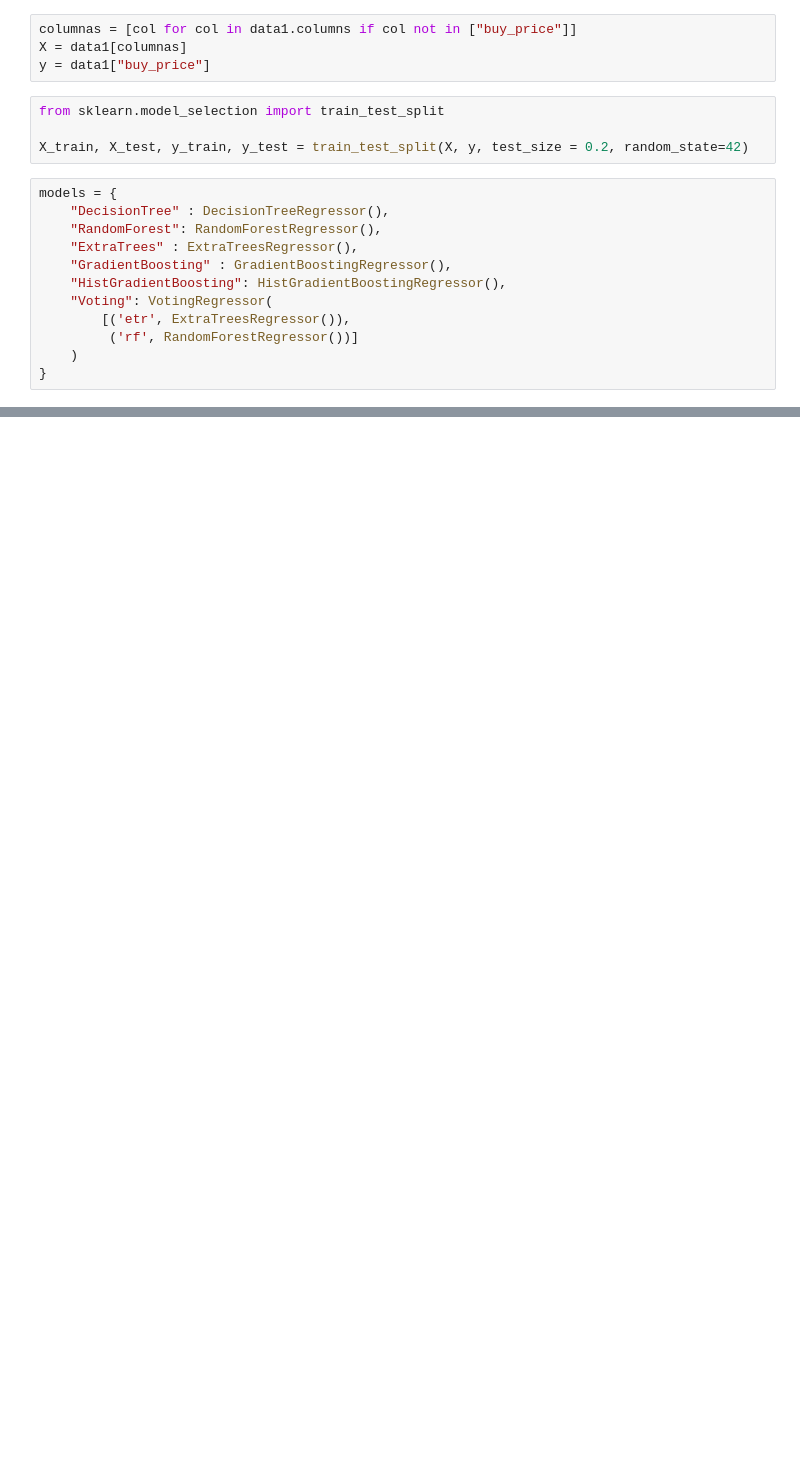
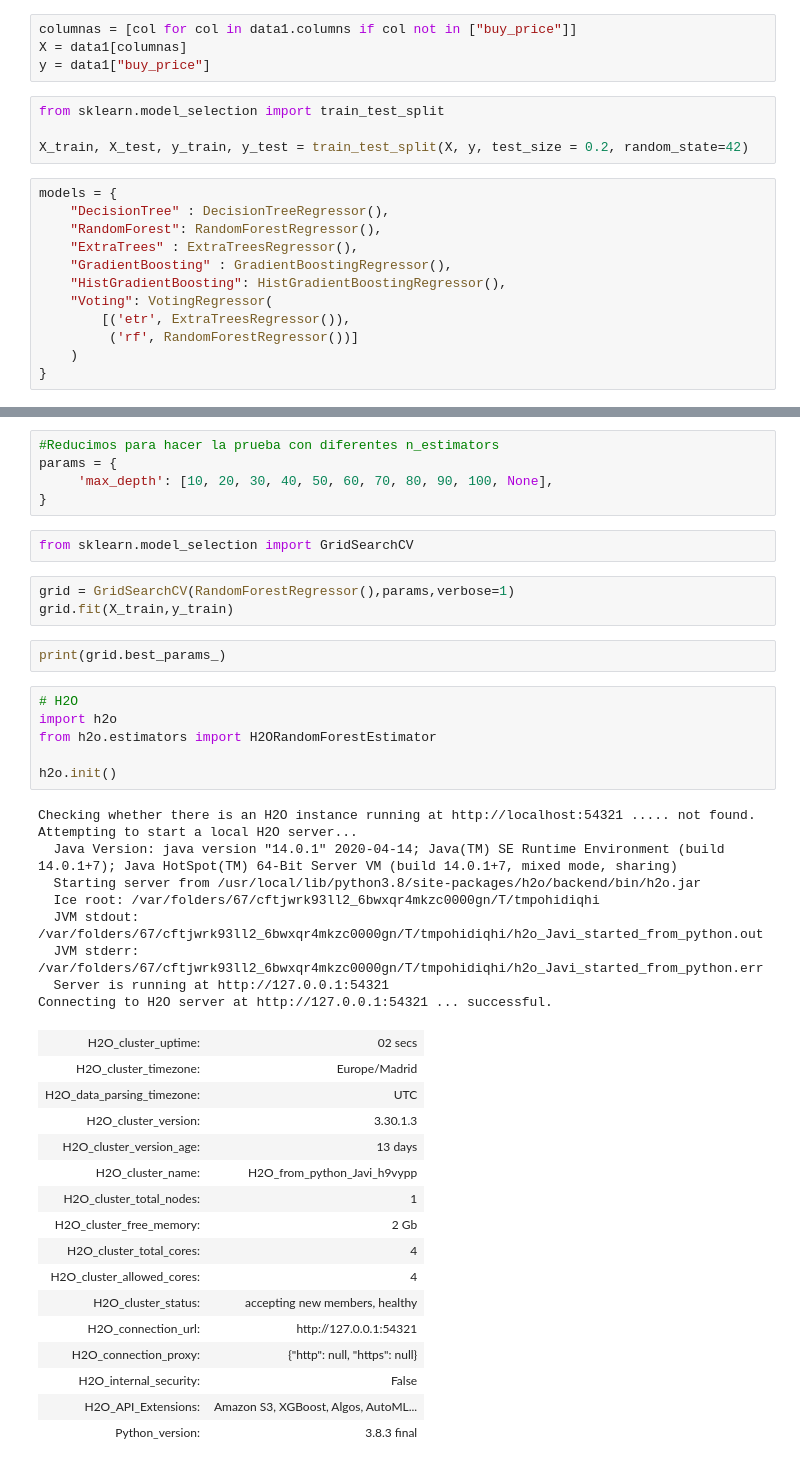
Before and after one commit to Jav1-Mart1nez/Proyecto-final, a Jupyter notebook: jupyter_notebooks/data_preparation.ipynb, the cells around one changed output, grey strips where cells are left out. Saved outputs shown, nothing was run; the diff lists cells and outputs as text; blank space fills up the shorter version.

```diff
--- a/jupyter_notebooks/data_preparation.ipynb
+++ b/jupyter_notebooks/data_preparation.ipynb
@@ -489,0 +476,44 @@ HistGradientBoosting accuracy0.9969396782767065
+# %%
+#Reducimos para hacer la prueba con diferentes n_estimators
+params = {
+     'max_depth': [10, 20, 30, 40, 50, 60, 70, 80, 90, 100, None],
+}
+# %%
+from sklearn.model_selection import GridSearchCV
+# %%
+grid = GridSearchCV(RandomForestRegressor(),params,verbose=1)
+grid.fit(X_train,y_train)
+# %%
+print(grid.best_params_)
+# %%
+# H2O
+import h2o
+from h2o.estimators import H2ORandomForestEstimator
+
+h2o.init()
+# %% [output]
+Checking whether there is an H2O instance running at http://localhost:54321 ..... not found.
+Attempting to start a local H2O server...
+  Java Version: java version "14.0.1" 2020-04-14; Java(TM) SE Runtime Environment (build 14.0.1+7); Java HotSpot(TM) 64-Bit Server VM (build 14.0.1+7, mixed mode, sharing)
+  Starting server from /usr/local/lib/python3.8/site-packages/h2o/backend/bin/h2o.jar
+  Ice root: /var/folders/67/cftjwrk93ll2_6bwxqr4mkzc0000gn/T/tmpohidiqhi
+  JVM stdout: /var/folders/67/cftjwrk93ll2_6bwxqr4mkzc0000gn/T/tmpohidiqhi/h2o_Javi_started_from_python.out
+  JVM stderr: /var/folders/67/cftjwrk93ll2_6bwxqr4mkzc0000gn/T/tmpohidiqhi/h2o_Javi_started_from_python.err
+  Server is running at http://127.0.0.1:54321
+Connecting to H2O server at http://127.0.0.1:54321 ... successful.
+| H2O_cluster_uptime: | 02 secs |
+| H2O_cluster_timezone: | Europe/Madrid |
+| H2O_data_parsing_timezone: | UTC |
+| H2O_cluster_version: | 3.30.1.3 |
+| H2O_cluster_version_age: | 13 days |
+| H2O_cluster_name: | H2O_from_python_Javi_h9vypp |
+| H2O_cluster_total_nodes: | 1 |
+| H2O_cluster_free_memory: | 2 Gb |
+| H2O_cluster_total_cores: | 4 |
+| H2O_cluster_allowed_cores: | 4 |
+| H2O_cluster_status: | accepting new members, healthy |
+| H2O_connection_url: | http://127.0.0.1:54321 |
+| H2O_connection_proxy: | {"http": null, "https": null} |
+| H2O_internal_security: | False |
+| H2O_API_Extensions: | Amazon S3, XGBoost, Algos, AutoML... |
+| Python_version: | 3.8.3 final |
```
Also changed, not shown: parts of 59 cells of this notebook, 1 other file.
